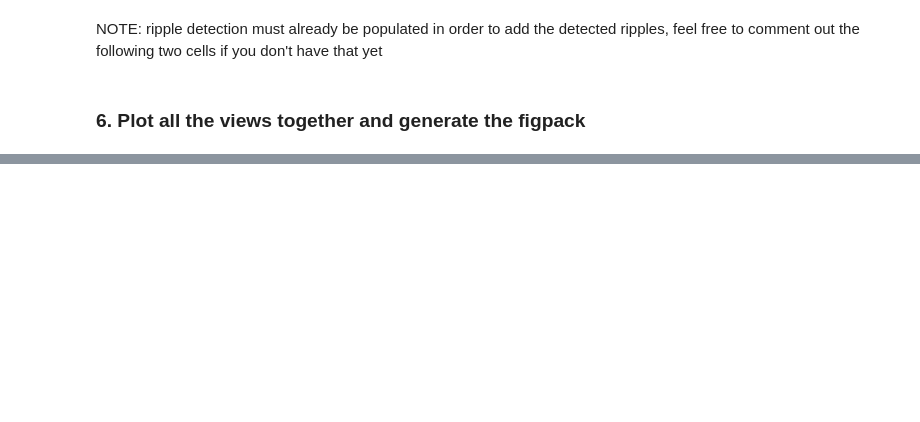
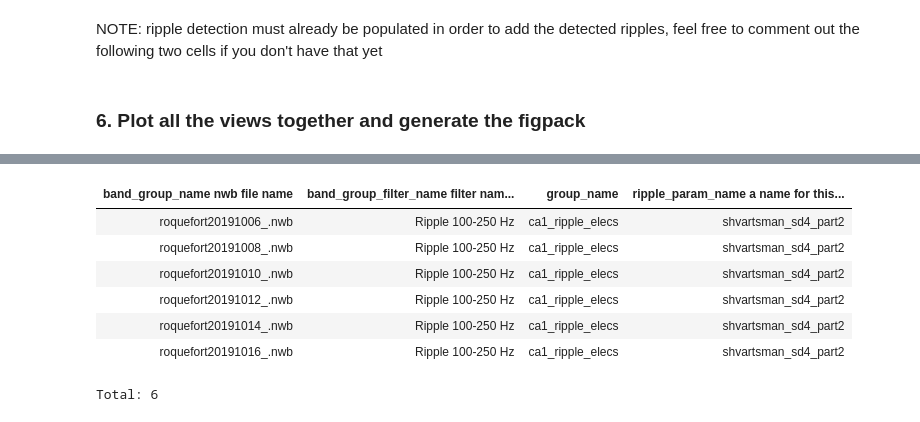
Before and after one commit to gillespielab/gl_spyglass, a Jupyter notebook: examples_and_tutorials/example_figpack_visualizations/2d_decoding_figpack.ipynb, the cells around one changed output, grey strips where cells are left out. Saved outputs shown, nothing was run; the diff lists cells and outputs as text; code cells hidden in the pictures; blank space fills up the shorter version.

```diff
--- a/examples_and_tutorials/example_figpack_visualizations/2d_decoding_figpack.ipynb
+++ b/examples_and_tutorials/example_figpack_visualizations/2d_decoding_figpack.ipynb
@@ -342,0 +376,11 @@ View the figure at: https://figures.figpack.org/figures/default/f51e32bf620ac21e
+# %%
+RippleTimesGroup() & "band_group_name LIKE 'roquefort%'"
+# %% [output]
+| band_group_name nwb file name | band_group_filter_name filter nam... | group_name | ripple_param_name a name for this... |
+| roquefort20191006_.nwb | Ripple 100-250 Hz | ca1_ripple_elecs | shvartsman_sd4_part2 |
+| roquefort20191008_.nwb | Ripple 100-250 Hz | ca1_ripple_elecs | shvartsman_sd4_part2 |
+| roquefort20191010_.nwb | Ripple 100-250 Hz | ca1_ripple_elecs | shvartsman_sd4_part2 |
+| roquefort20191012_.nwb | Ripple 100-250 Hz | ca1_ripple_elecs | shvartsman_sd4_part2 |
+| roquefort20191014_.nwb | Ripple 100-250 Hz | ca1_ripple_elecs | shvartsman_sd4_part2 |
+| roquefort20191016_.nwb | Ripple 100-250 Hz | ca1_ripple_elecs | shvartsman_sd4_part2 |
+Total: 6
```
Also changed, not shown: parts of 10 cells of this notebook, 5 other files.
